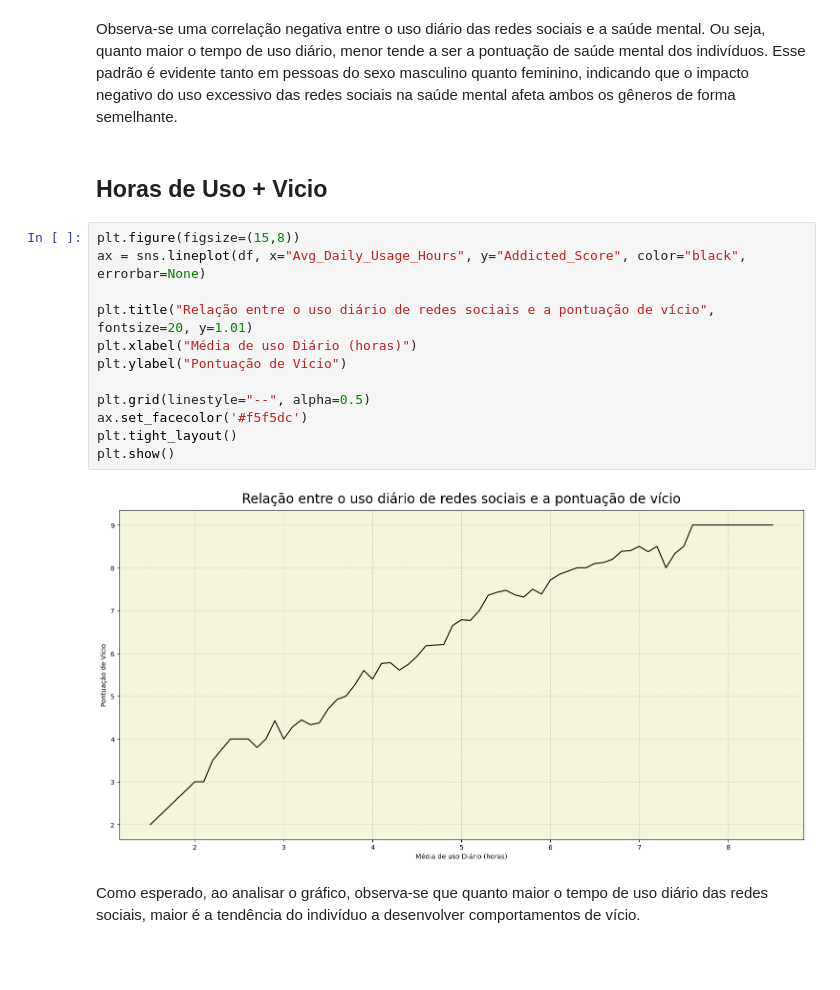
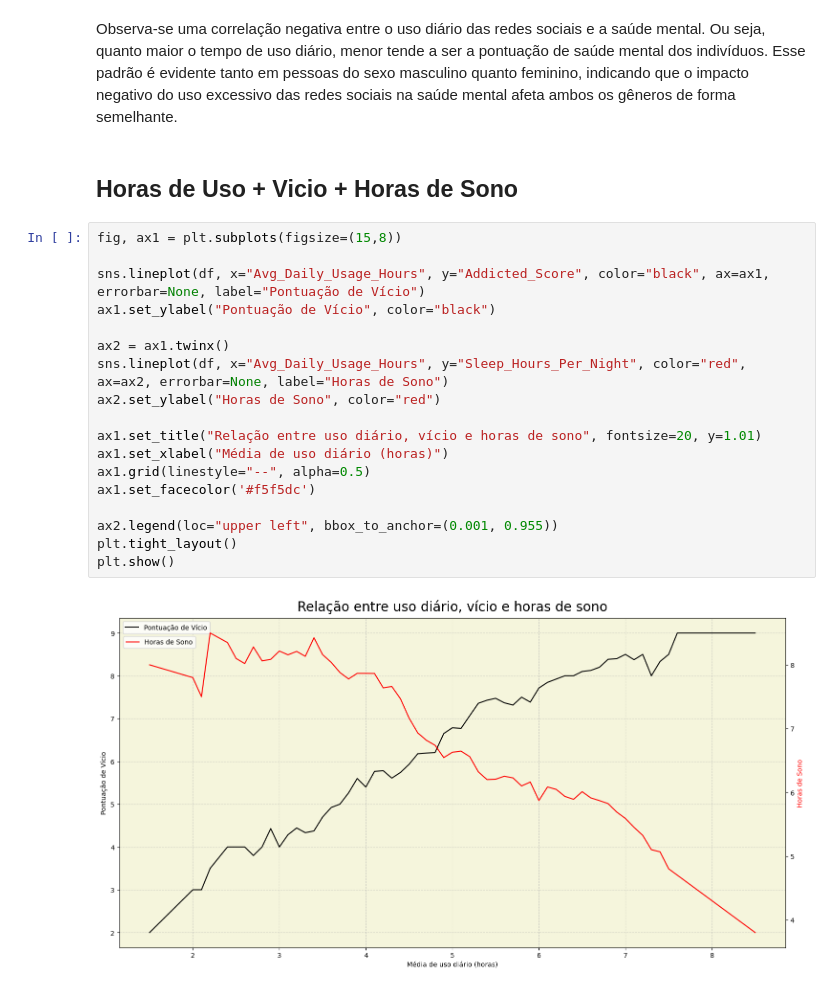
Before and after one commit to JoaoHeslin/Estudantes-e-Midias-Sociais, a Jupyter notebook: relatorio.ipynb, the cells around one changed output. Saved outputs shown, nothing was run; the diff lists cells and outputs as text; blank space fills up the shorter version.

```diff
--- a/relatorio.ipynb
+++ b/relatorio.ipynb
@@ -161,20 +164,24 @@ plt.show()
 # %% [markdown]
 Observa-se uma correlação negativa entre o uso diário das redes sociais e a saúde mental. Ou seja, quanto maior o tempo de uso diário, menor tende a ser a pontuação de saúde mental dos indivíduos. Esse padrão é evidente tanto em pessoas do sexo masculino quanto feminino, indicando que o impacto negativo do uso excessivo das redes sociais na saúde mental afeta ambos os gêneros de forma semelhante.
 # %% [markdown]
-## Horas de Uso + Vicio
+## Horas de Uso + Vicio + Horas de Sono
 # %%
-plt.figure(figsize=(15,8))
-ax = sns.lineplot(df, x="Avg_Daily_Usage_Hours", y="Addicted_Score", color="black", errorbar=None)
+fig, ax1 = plt.subplots(figsize=(15,8))
 
-plt.title("Relação entre o uso diário de redes sociais e a pontuação de vício", fontsize=20, y=1.01)
-plt.xlabel("Média de uso Diário (horas)")
-plt.ylabel("Pontuação de Vício")
+sns.lineplot(df, x="Avg_Daily_Usage_Hours", y="Addicted_Score", color="black", ax=ax1, errorbar=None, label="Pontuação de Vício")
+ax1.set_ylabel("Pontuação de Vício", color="black")
 
-plt.grid(linestyle="--", alpha=0.5)
-ax.set_facecolor('#f5f5dc')
+ax2 = ax1.twinx()
+sns.lineplot(df, x="Avg_Daily_Usage_Hours", y="Sleep_Hours_Per_Night", color="red", ax=ax2, errorbar=None, label="Horas de Sono")
+ax2.set_ylabel("Horas de Sono", color="red")
+
+ax1.set_title("Relação entre uso diário, vício e horas de sono", fontsize=20, y=1.01)
+ax1.set_xlabel("Média de uso diário (horas)")
+ax1.grid(linestyle="--", alpha=0.5)
+ax1.set_facecolor('#f5f5dc')
+
+ax2.legend(loc="upper left", bbox_to_anchor=(0.001, 0.955))
 plt.tight_layout()
 plt.show()
 # %% [output]
-[figure, old version]
+[figure, new version]
-# %% [markdown]
-Como esperado, ao analisar o gráfico, observa-se que quanto maior o tempo de uso diário das redes sociais, maior é a tendência do indivíduo a desenvolver comportamentos de vício.
```
Also changed, not shown: parts of 12 cells of this notebook.
